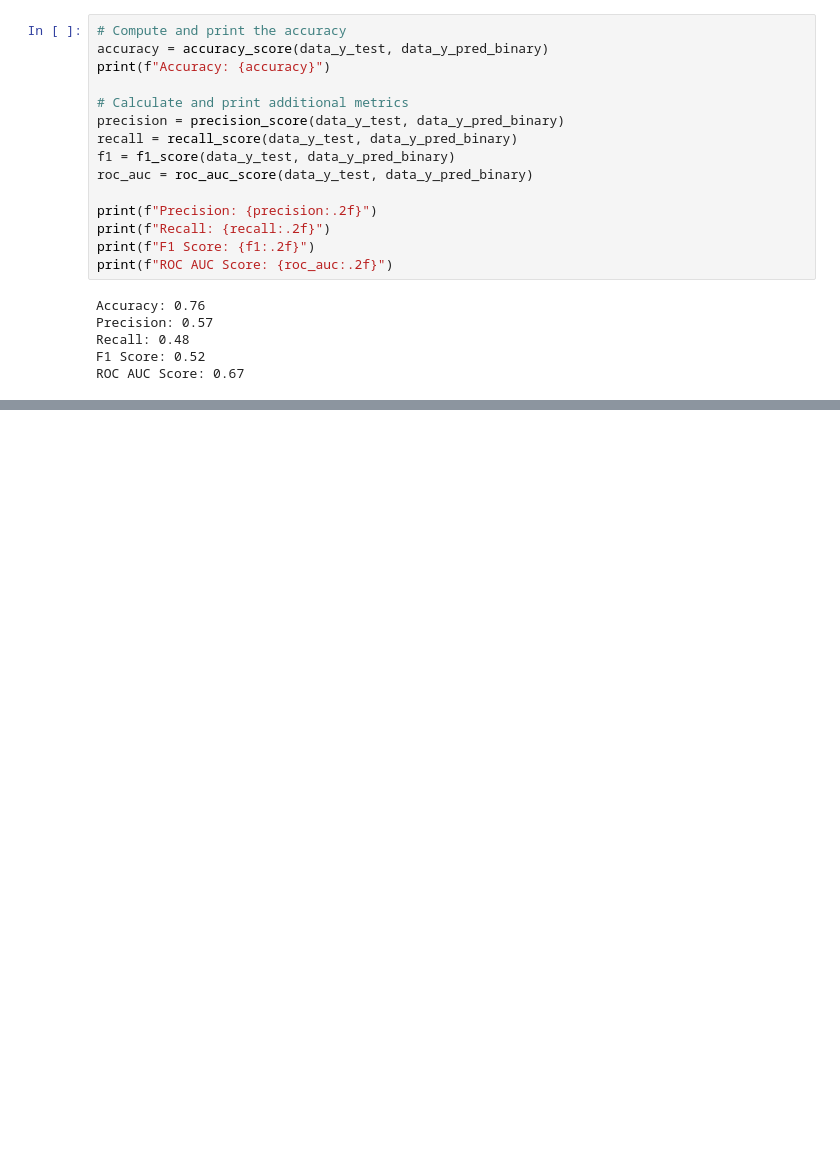
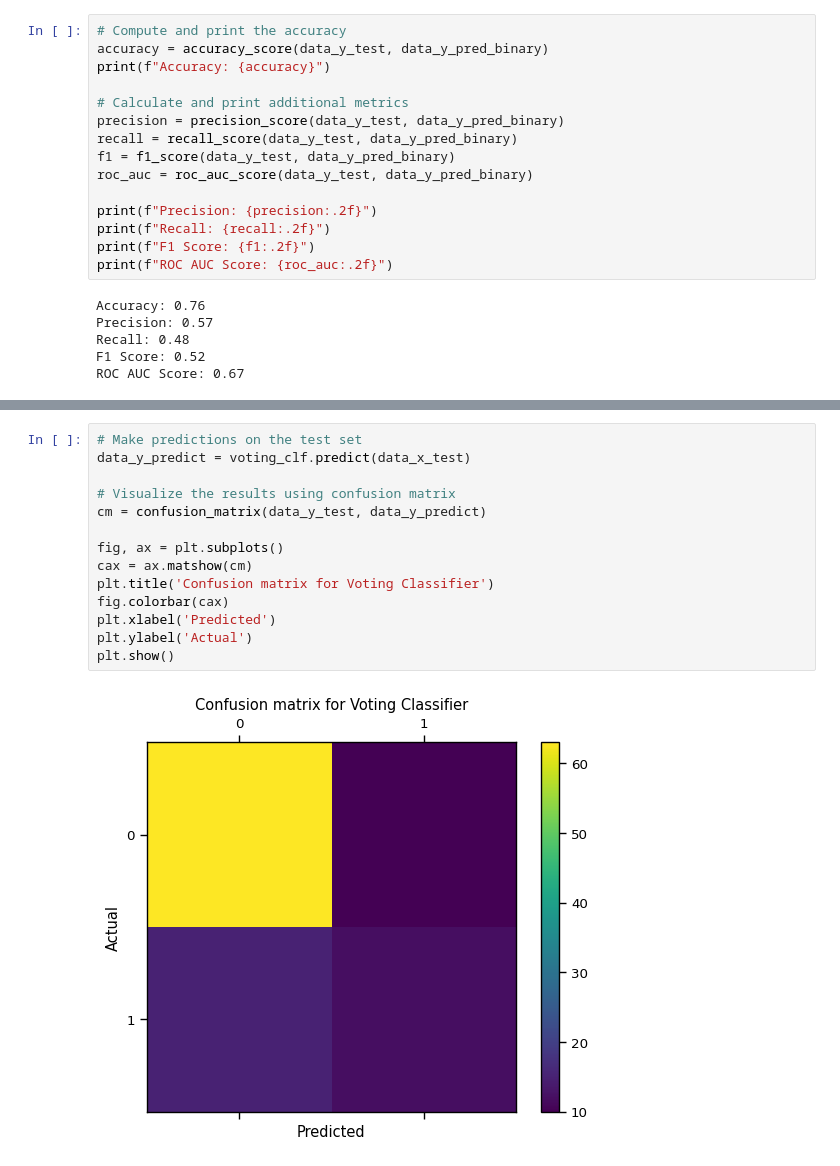
Before and after one commit to Shrestha-Dipesh/ML-Final-Project, a Jupyter notebook: ML_Final_Project.ipynb, the cells around one changed output, grey strips where cells are left out. Saved outputs shown, nothing was run; the diff lists cells and outputs as text; blank space fills up the shorter version.

```diff
--- a/ML_Final_Project.ipynb
+++ b/ML_Final_Project.ipynb
@@ -1280,0 +1338,16 @@ ROC AUC Score: 0.67
+# %%
+# Make predictions on the test set
+data_y_predict = voting_clf.predict(data_x_test)
+
+# Visualize the results using confusion matrix
+cm = confusion_matrix(data_y_test, data_y_predict)
+
+fig, ax = plt.subplots()
+cax = ax.matshow(cm)
+plt.title('Confusion matrix for Voting Classifier')
+fig.colorbar(cax)
+plt.xlabel('Predicted')
+plt.ylabel('Actual')
+plt.show()
+# %% [output]
+[figure, added]
```
Also changed, not shown: parts of 10 cells of this notebook.
